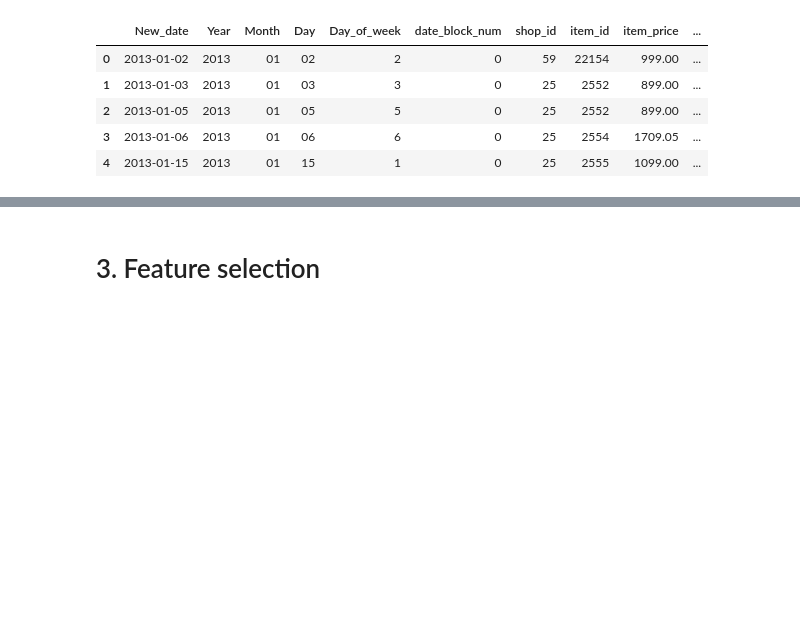
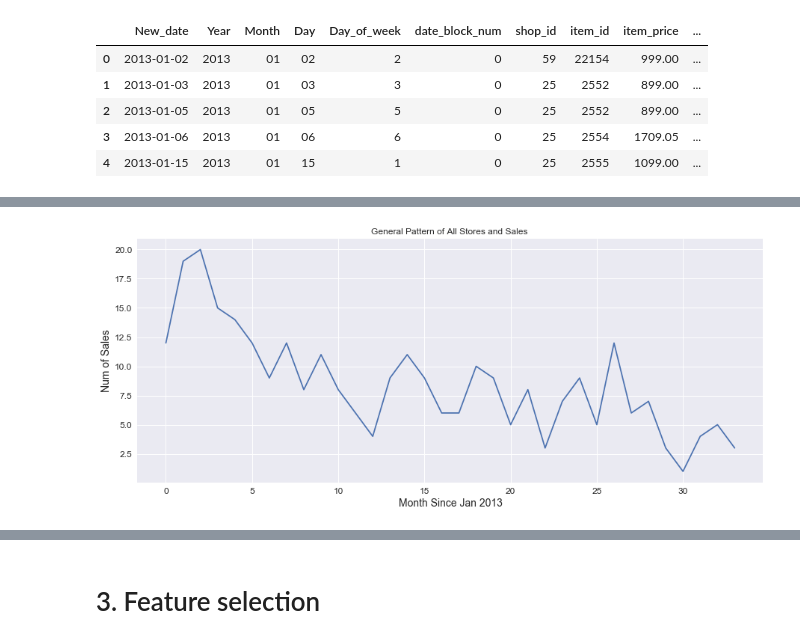
Before and after one commit to michael100824/Kaggle-Project, a Jupyter notebook: competitive-data-science-predict-future-sales/competitive-data-science-predict-future-sales.ipynb, the cells around one changed output, grey strips where cells are left out. Drawn from its saved outputs; the diff is of its cells as text; code cells hidden in the pictures; blank space fills up the shorter version.

```diff
--- a/competitive-data-science-predict-future-sales/competitive-data-science-predict-future-sales.ipynb
+++ b/competitive-data-science-predict-future-sales/competitive-data-science-predict-future-sales.ipynb
@@ -460,0 +477,4 @@ a
+# %%
+grouped_month_item = df_work.groupby(['date_block_num', 'item_id']).agg(np.sum).reset_index()
+grouped_month_item = grouped_month_item.rename(index=str, columns = {"item_cnt_day":"item_cnt_month"})
+grouped_month_item
@@ -460,0 +521,3 @@ a
+# %%
+df_item1037 = grouped_month_item[grouped_month_item['item_id'] == 1037]
+df_item1037
@@ -460,0 +542,9 @@ a
+# %%
+# plot the item 1037 sales over 3 years
+plt.figure(figsize=(15,6))
+plt.title('General Pattern of All Stores and Sales ')
+plt.xlabel('Month Since Jan 2013')
+plt.ylabel('Num of Sales')
+plt.plot(df_item1037["date_block_num"],df_item1037["item_cnt_month"]);
+# %% [output]
+[figure, added]
```
Also changed, not shown: parts of 29 cells of this notebook.
